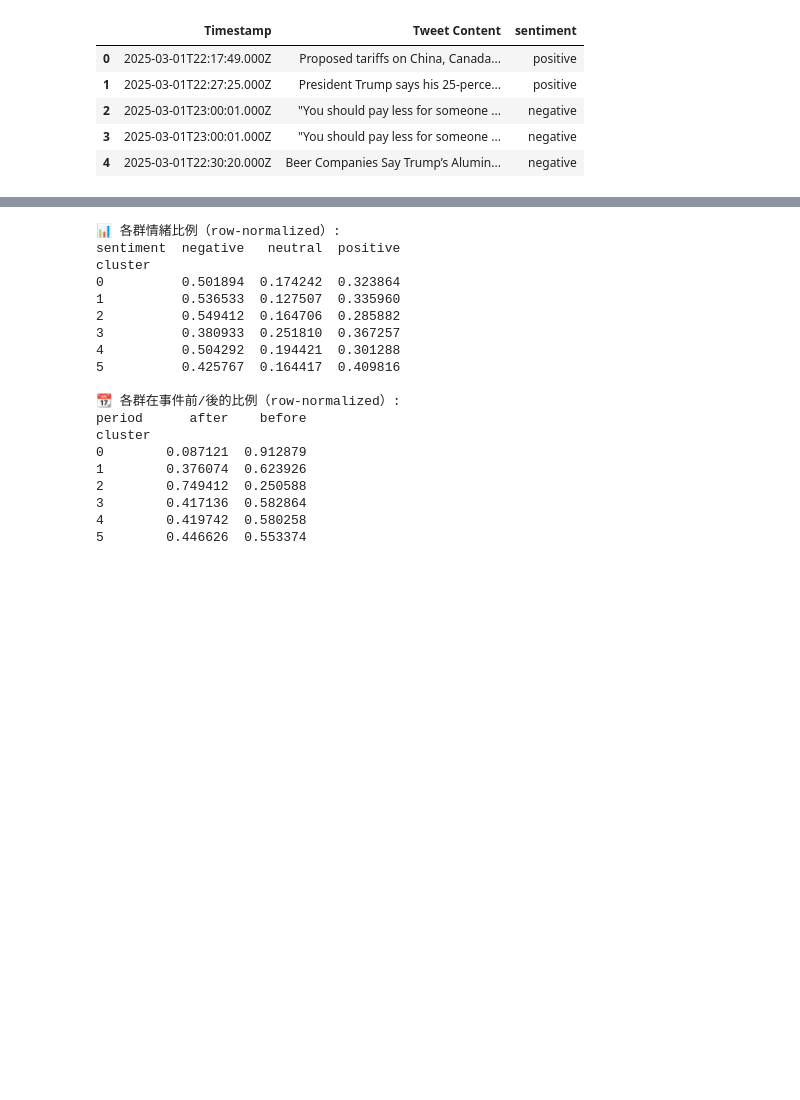
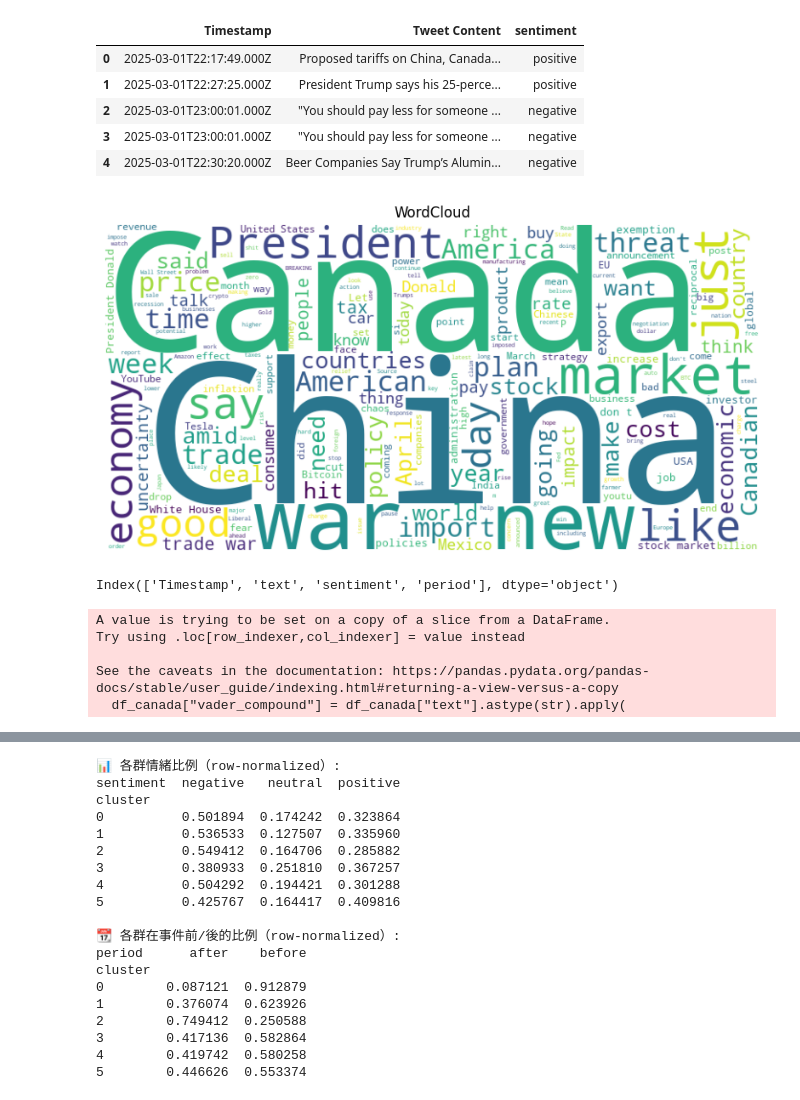
Before and after one commit to eric2003-tj/Python_ML_final, a Jupyter notebook: total.ipynb, the cells around one changed output, grey strips where cells are left out. Drawn from its saved outputs; the diff is of its cells as text; code cells hidden in the pictures; blank space fills up the shorter version.

```diff
--- a/total.ipynb
+++ b/total.ipynb
@@ -904,3 +945,36 @@ def plot_cluster_wordcloud(df, cluster_num):
 
 for cl in sorted(df['cluster'].unique()):
     plot_cluster_wordcloud(df, cl)
+# %%
+from sklearn.feature_extraction.text import ENGLISH_STOP_WORDS
+custom_stopwords = set(['tariff', 'tariffs', 'trump', 'http', 'https', 'S', 'U'])
+all_stopwords = list(ENGLISH_STOP_WORDS.union(custom_stopwords))
+def wordcloud(df):
+    text = " ".join(df['text'])
+    wordcloud = WordCloud(width=800, height=400, background_color='white', stopwords=all_stopwords).generate(text)
+    plt.figure(figsize=(10, 5))
+    plt.imshow(wordcloud, interpolation='bilinear')
+    plt.axis("off")
+    plt.title(f"WordCloud")
+    # plt.savefig(f"saved_imgs/cluster_{cluster_num}_wordcloud_sbert.png")
+    # plt.close()
+wordcloud(df)
+# %% [output]
+[figure, added]
+# %%
+df_canada = df[df['text'].str.contains('Canada|Canadian', case=False, na=False)]
+df_canada.columns
+# %% [output]
+Index(['Timestamp', 'text', 'sentiment', 'period'], dtype='object')
+# %%
+from vaderSentiment.vaderSentiment import SentimentIntensityAnalyzer
+
+analyzer = SentimentIntensityAnalyzer()
+df_canada["vader_compound"] = df_canada["text"].astype(str).apply(
+    lambda x: analyzer.polarity_scores(x)["compound"])
+# %% [output]
+A value is trying to be set on a copy of a slice from a DataFrame.
+Try using .loc[row_indexer,col_indexer] = value instead
+
+See the caveats in the documentation: https://pandas.pydata.org/pandas-docs/stable/user_guide/indexing.html#returning-a-view-versus-a-copy
+  df_canada["vader_compound"] = df_canada["text"].astype(str).apply(
```
Also changed, not shown: parts of 5 cells of this notebook.
